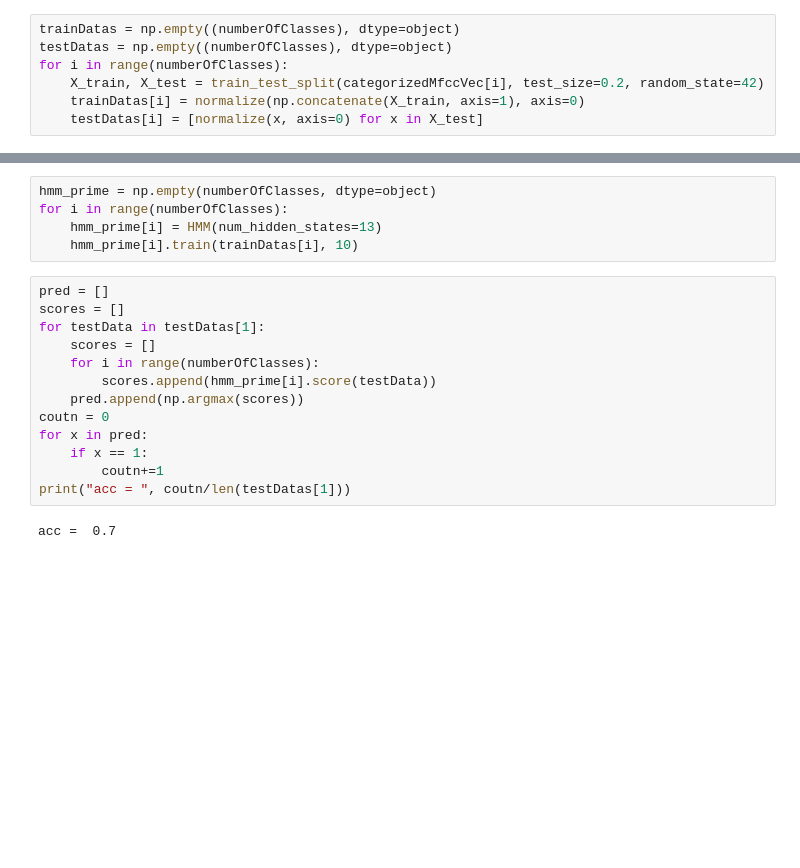
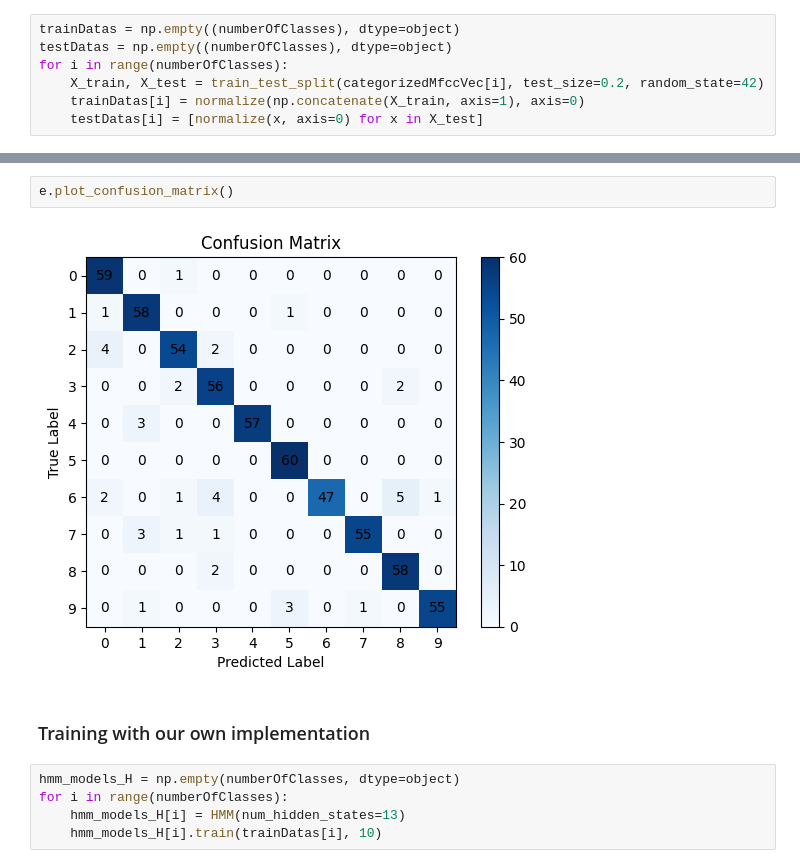
Before and after one commit to javadkavian/AI_Assignments, a Jupyter notebook: A2/AI_A2.ipynb, the cells around one changed output, grey strips where cells are left out. Cells and saved outputs as stored; diff of their text form; blank space fills up the shorter version.

```diff
--- a/A2/AI_A2.ipynb
+++ b/A2/AI_A2.ipynb
@@ -182,20 +411,11 @@ class HMM:
+# %%
+e.plot_confusion_matrix()
+# %% [output]
+[figure, added]
+# %% [markdown]
+### Training with our own implementation
 # %%
-hmm_prime = np.empty(numberOfClasses, dtype=object)
+hmm_models_H = np.empty(numberOfClasses, dtype=object)
 for i in range(numberOfClasses):
-    hmm_prime[i] = HMM(num_hidden_states=13)
-    hmm_prime[i].train(trainDatas[i], 10)
+    hmm_models_H[i] = HMM(num_hidden_states=13)
+    hmm_models_H[i].train(trainDatas[i], 10)
-# %%
-pred = []
-scores = []
-for testData in testDatas[1]:
-    scores = []
-    for i in range(numberOfClasses):
-        scores.append(hmm_prime[i].score(testData))
-    pred.append(np.argmax(scores))
-coutn = 0
-for x in pred:
-    if x == 1:
-        coutn+=1
-print("acc = ", coutn/len(testDatas[1]))
-# %% [output]
-acc =  0.7
```
Also changed, not shown: parts of 44 cells of this notebook, 1 other file.
